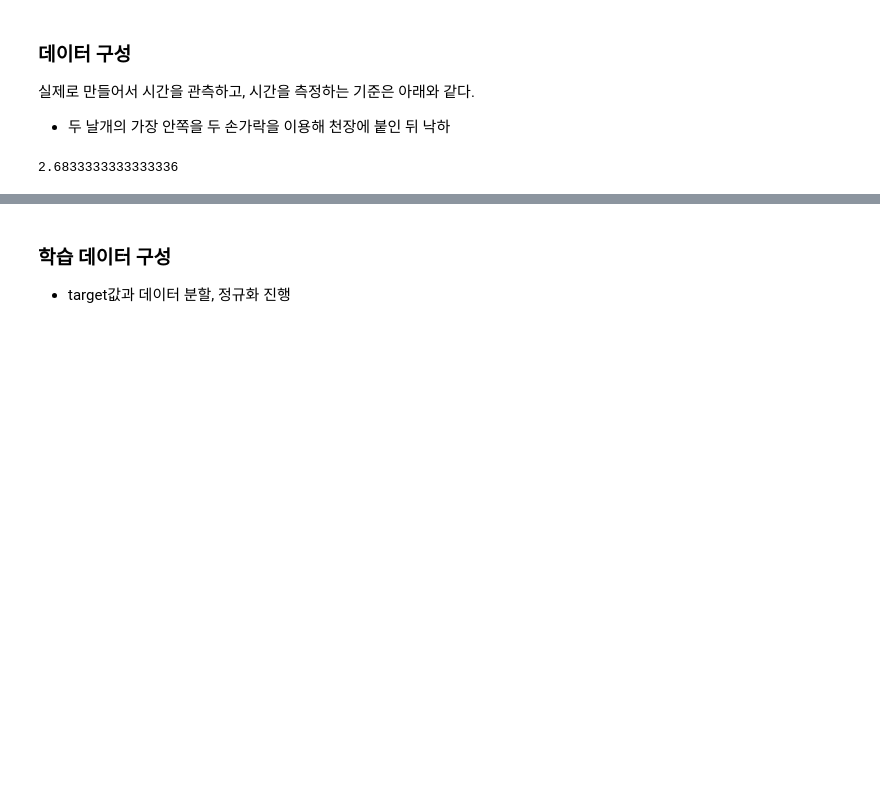
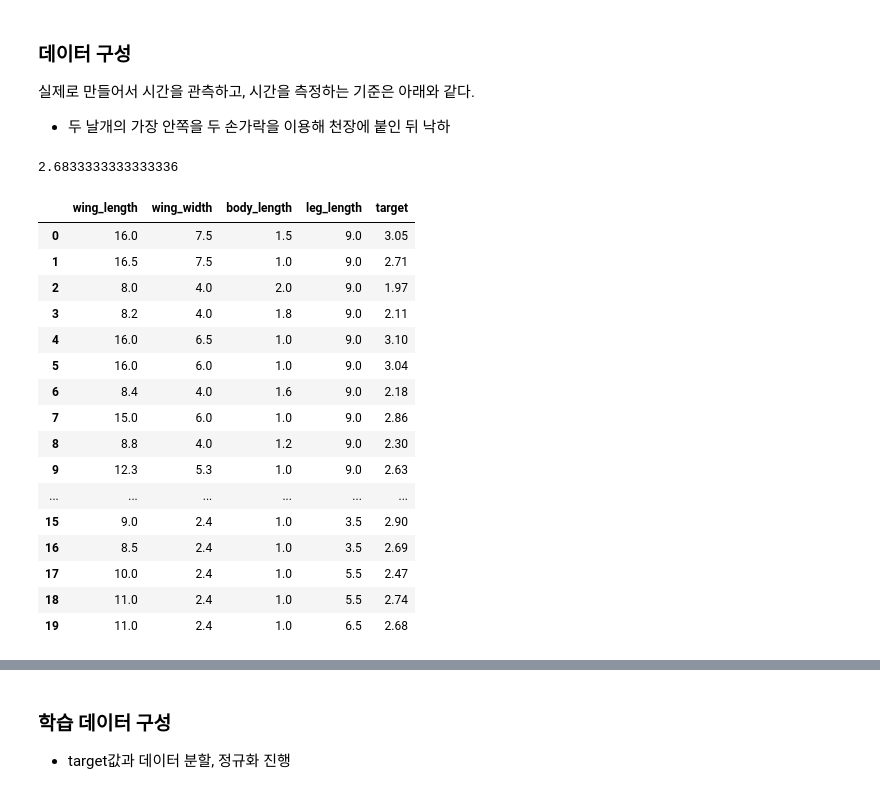
Before and after one commit to LeeHeonWoo1/Intel, a Jupyter notebook: projects/paper Helicopter/paper_helicopter.ipynb, the cells around one changed output, grey strips where cells are left out. Saved outputs shown, nothing was run; the diff lists cells and outputs as text; code cells hidden in the pictures; blank space fills up the shorter version.

```diff
--- a/projects/paper Helicopter/paper_helicopter.ipynb
+++ b/projects/paper Helicopter/paper_helicopter.ipynb
@@ -19,17 +25,34 @@ get_mean([2.48, 2.76, 2.81])
 # %% [output]
 2.6833333333333336
 # %%
-import pandas as pd
-
 dataset = {
     "wing_length" : [16.0, 16.5, 8.0, 8.2, 16.0, 16.0, 8.4, 15.0, 8.8, 12.3, 9.0, 12.3, 9.0, 9.0, 10.0, 9.0, 8.5, 10.0, 11.0, 11.0],
     "wing_width" : [7.5, 7.5, 4.0, 4.0, 6.5, 6.0, 4.0, 6.0, 4.0, 5.3, 4.0, 5.3, 4.0, 4.0, 2.4, 2.4, 2.4, 2.4, 2.4, 2.4],
     "body_length" : [1.5, 1.0, 2.0, 1.8, 1.0, 1.0, 1.6, 1.0, 1.2, 1.0, 1.0, 1.0, 1.0, 1.0, 1.0, 1.0, 1.0, 1.0, 1.0, 1.0],
     "leg_length" : [9.0, 9.0, 9.0, 9.0, 9.0, 9.0, 9.0, 9.0, 9.0, 9.0, 9.0, 8.0, 8.5, 8.0, 3.5, 3.5, 3.5, 5.5, 5.5, 6.5],
     "target" : [3.05, 2.71, 1.97, 2.11, 3.10, 3.04, 2.18, 2.86, 2.30, 2.63, 2.36, 2.77, 2.53, 2.61, 2.33, 2.90, 2.69, 2.47, 2.74, 2.68]
 }
 
 df = pd.DataFrame(dataset, columns = dataset.keys(), index = list(range(len(dataset['wing_length']))))
+df
+# %% [output]
+|  | wing_length | wing_width | body_length | leg_length | target |
+| 0 | 16.0 | 7.5 | 1.5 | 9.0 | 3.05 |
+| 1 | 16.5 | 7.5 | 1.0 | 9.0 | 2.71 |
+| 2 | 8.0 | 4.0 | 2.0 | 9.0 | 1.97 |
+| 3 | 8.2 | 4.0 | 1.8 | 9.0 | 2.11 |
+| 4 | 16.0 | 6.5 | 1.0 | 9.0 | 3.10 |
+| 5 | 16.0 | 6.0 | 1.0 | 9.0 | 3.04 |
+| 6 | 8.4 | 4.0 | 1.6 | 9.0 | 2.18 |
+| 7 | 15.0 | 6.0 | 1.0 | 9.0 | 2.86 |
+| 8 | 8.8 | 4.0 | 1.2 | 9.0 | 2.30 |
+| 9 | 12.3 | 5.3 | 1.0 | 9.0 | 2.63 |
+| ... | ... | ... | ... | ... | ... |
+| 15 | 9.0 | 2.4 | 1.0 | 3.5 | 2.90 |
+| 16 | 8.5 | 2.4 | 1.0 | 3.5 | 2.69 |
+| 17 | 10.0 | 2.4 | 1.0 | 5.5 | 2.47 |
+| 18 | 11.0 | 2.4 | 1.0 | 5.5 | 2.74 |
+| 19 | 11.0 | 2.4 | 1.0 | 6.5 | 2.68 |
 # %%
 data = {
     "wing_length" : [5.3, 9.2, 9.2, 9.2, 9.2, 9.2, 9.2, 9.2, 8.2, 10.6, 13.0, 14.0, 8.2, 10.6, 13.0, 14.0, 9.2, 10.6, 13.0, 12.6, 12.6, 13.0, 12.6, 13.0, 12.0, 12.0, 11.0, 14.0],
```
Also changed, not shown: parts of 26 cells of this notebook.
